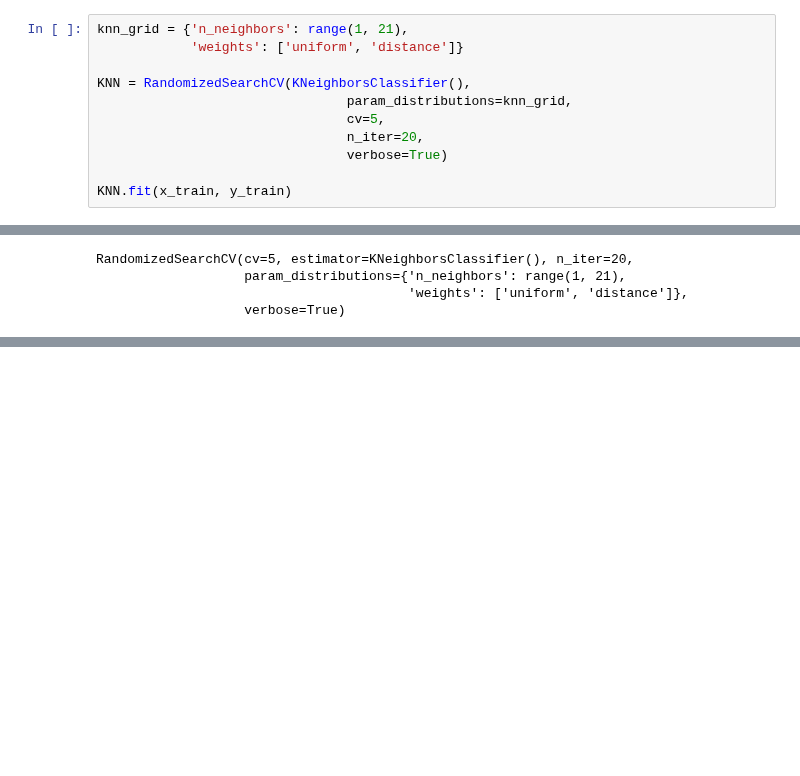
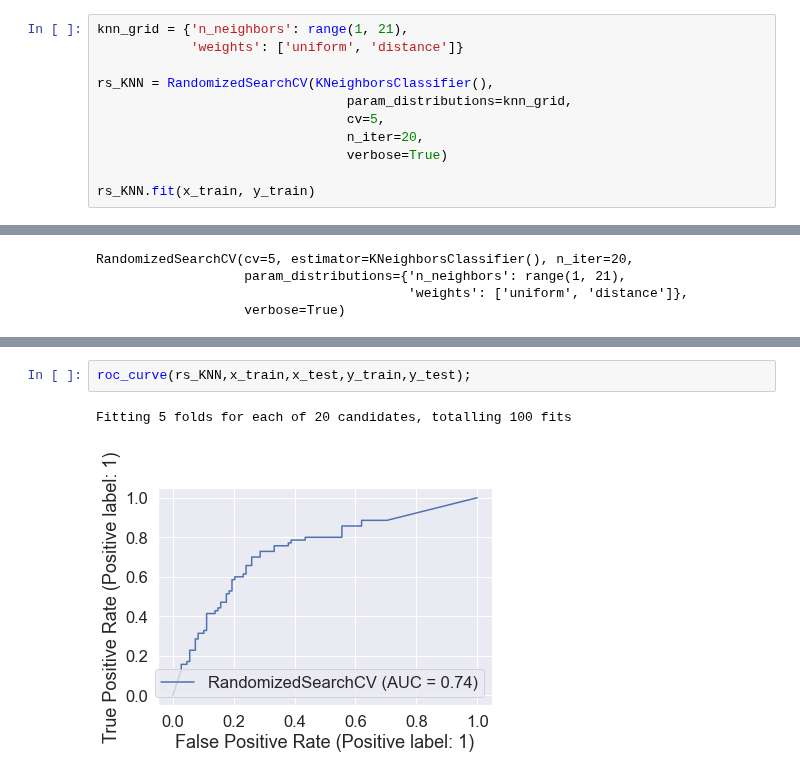
Before and after one commit to shamimsikder/ML-Exercises, a Jupyter notebook: Exercise Project/Titanic Project.ipynb, the cells around one changed output, grey strips where cells are left out. Drawn from its saved outputs; the diff is of its cells as text; blank space fills up the shorter version.

Commit message:
RandomizedSearchCV Evaluation of KNN and RFC

```diff
--- a/Exercise Project/Titanic Project.ipynb
+++ b/Exercise Project/Titanic Project.ipynb
@@ -447,13 +470,13 @@ rs_rf.score(x_test,y_test)
 knn_grid = {'n_neighbors': range(1, 21),
             'weights': ['uniform', 'distance']}
 
-KNN = RandomizedSearchCV(KNeighborsClassifier(),
+rs_KNN = RandomizedSearchCV(KNeighborsClassifier(),
                                 param_distributions=knn_grid,
                                 cv=5,
                                 n_iter=20,
                                 verbose=True)
 
-KNN.fit(x_train, y_train)
+rs_KNN.fit(x_train, y_train)
 # %% [output]
 Fitting 5 folds for each of 20 candidates, totalling 100 fits
 RandomizedSearchCV(cv=5, estimator=KNeighborsClassifier(), n_iter=20,
@@ -472,0 +506,5 @@ KNN.score(x_test,y_test)
+# %%
+roc_curve(rs_KNN,x_train,x_test,y_train,y_test);
+# %% [output]
+Fitting 5 folds for each of 20 candidates, totalling 100 fits
+[figure, added]
```
Also changed, not shown: parts of 55 cells of this notebook.
